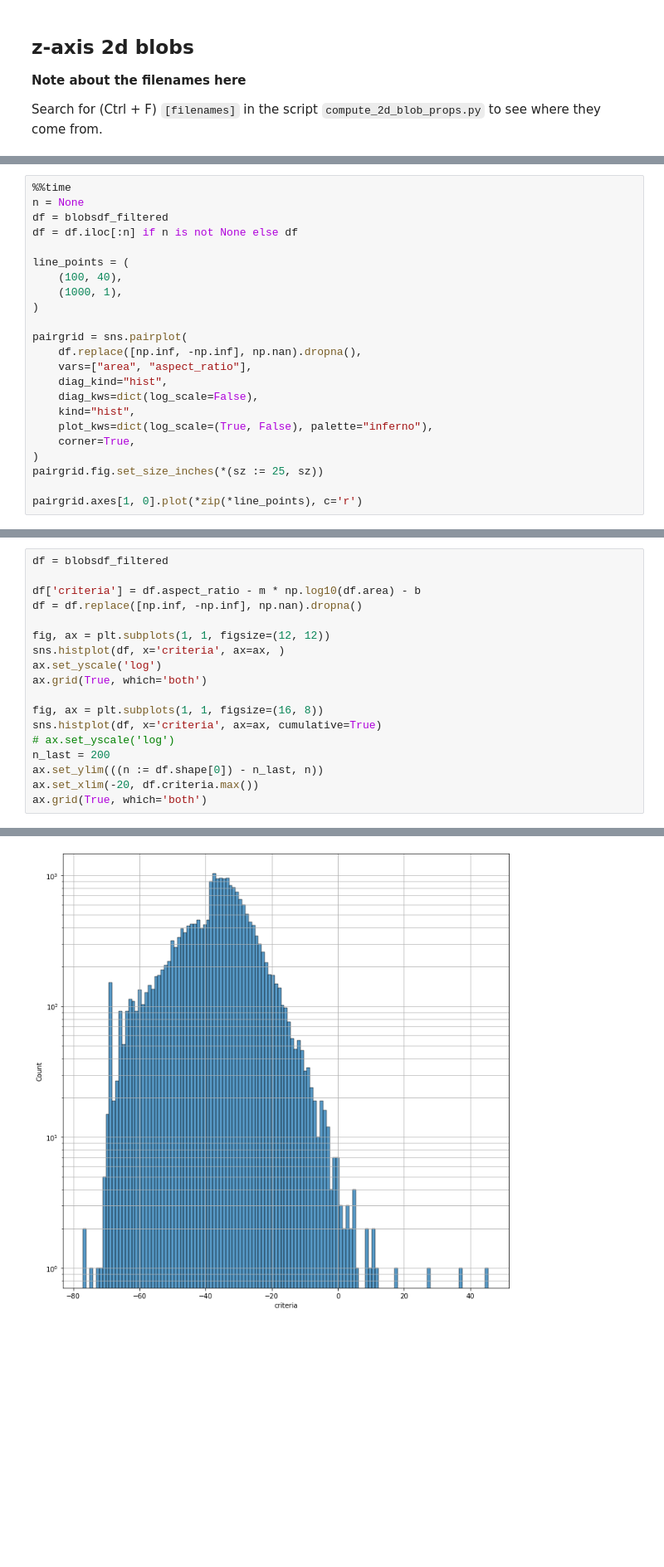
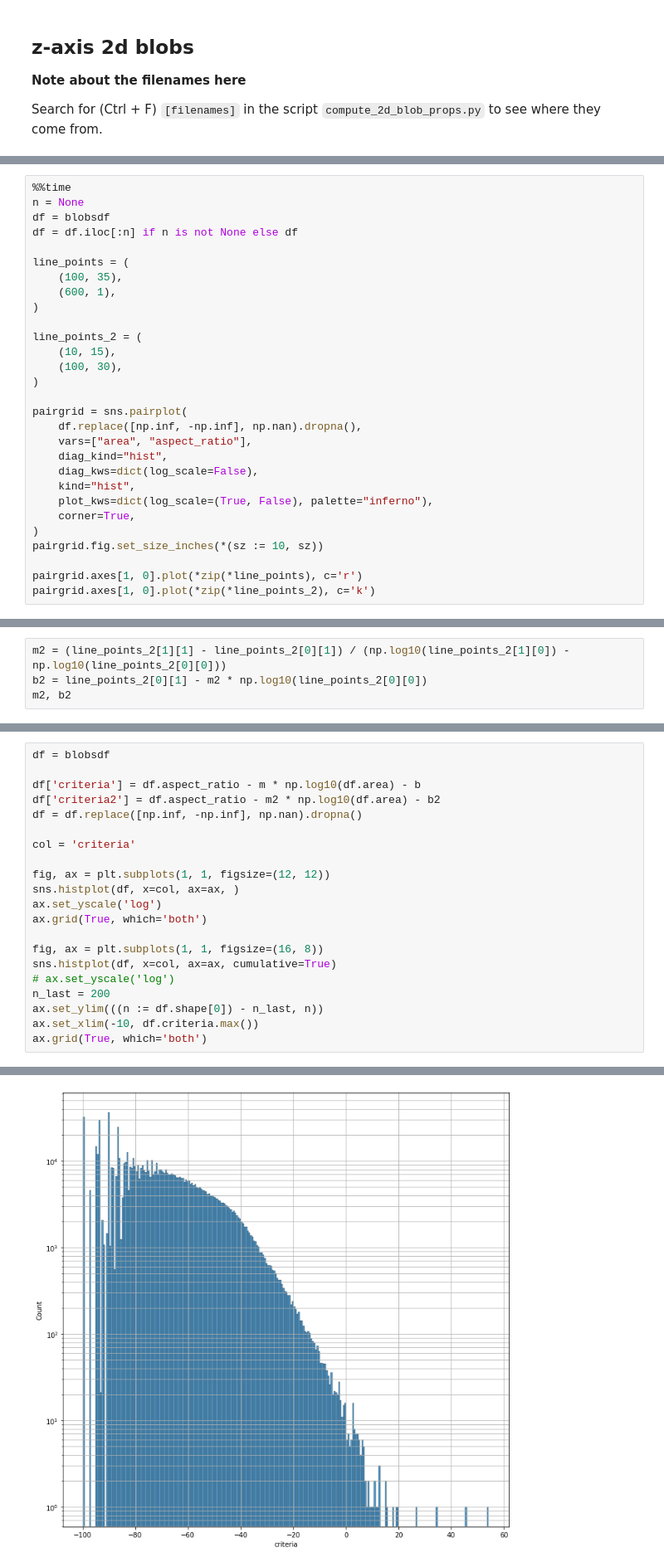
Before and after one commit to jpcbertoldo/tomo2seg, a Jupyter notebook: nbs/analyze-2d-blobs-search-anomalies.ipynb, the cells around one changed output, grey strips where cells are left out. Shown at 83% size. Cells and saved outputs as stored; diff of their text form; blank space fills up the shorter version.

```diff
--- a/nbs/analyze-2d-blobs-search-anomalies.ipynb
+++ b/nbs/analyze-2d-blobs-search-anomalies.ipynb
@@ -184,12 +180,17 @@ df.shape=(797696, 24) blobsdf_filtered.shape=(131813, 24)
 # %%
 %%time
 n = None
-df = blobsdf_filtered
+df = blobsdf
 df = df.iloc[:n] if n is not None else df
 
 line_points = (
-    (100, 40),
-    (1000, 1),
+    (100, 35),
+    (600, 1),
+)
+
+line_points_2 = (
+    (10, 15),
+    (100, 30),
 )
 
 pairgrid = sns.pairplot(
@@ -201,7 +202,8 @@ pairgrid = sns.pairplot(
     plot_kws=dict(log_scale=(True, False), palette="inferno"),
     corner=True,
 )
-pairgrid.fig.set_size_inches(*(sz := 25, sz))
+pairgrid.fig.set_size_inches(*(sz := 10, sz))
 
 pairgrid.axes[1, 0].plot(*zip(*line_points), c='r')
+pairgrid.axes[1, 0].plot(*zip(*line_points_2), c='k')
 # %% [output]
@@ -211,0 +214,4 @@ Wall time: 881 ms
+# %%
+m2 = (line_points_2[1][1] - line_points_2[0][1]) / (np.log10(line_points_2[1][0]) - np.log10(line_points_2[0][0]))
+b2 = line_points_2[0][1] - m2 * np.log10(line_points_2[0][0])
+m2, b2
@@ -218,19 +226,22 @@ m, b
 # %%
-df = blobsdf_filtered
+df = blobsdf
 
 df['criteria'] = df.aspect_ratio - m * np.log10(df.area) - b
+df['criteria2'] = df.aspect_ratio - m2 * np.log10(df.area) - b2
 df = df.replace([np.inf, -np.inf], np.nan).dropna()
 
+col = 'criteria'
+
 fig, ax = plt.subplots(1, 1, figsize=(12, 12))
-sns.histplot(df, x='criteria', ax=ax, )
+sns.histplot(df, x=col, ax=ax, )
 ax.set_yscale('log')
 ax.grid(True, which='both')
 
 fig, ax = plt.subplots(1, 1, figsize=(16, 8))
-sns.histplot(df, x='criteria', ax=ax, cumulative=True)
+sns.histplot(df, x=col, ax=ax, cumulative=True)
 # ax.set_yscale('log')
 n_last = 200
 ax.set_ylim(((n := df.shape[0]) - n_last, n))
-ax.set_xlim(-20, df.criteria.max())
+ax.set_xlim(-10, df.criteria.max())
 ax.grid(True, which='both')
 # %% [output]
@@ -242 +248 @@ See the caveats in the documentation: https://pandas.pydata.org/pandas-docs/stab
-[figure, old version]
+[figure, new version]
```
Also changed, not shown: parts of 24 cells of this notebook, 2 other files.
